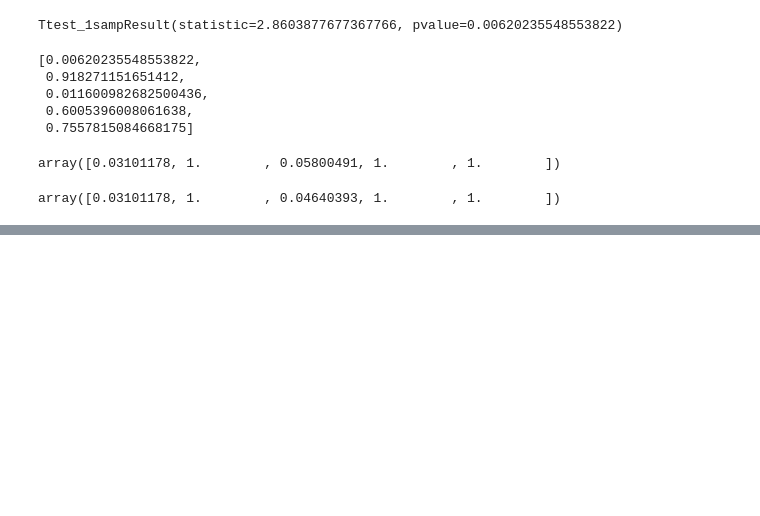
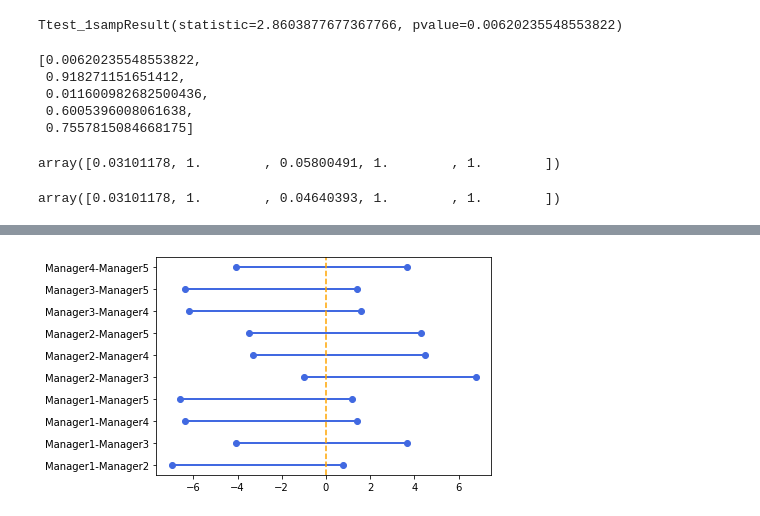
Before and after one commit to wpan03/ISLRv2_Python, a Jupyter notebook: notebooks/ch13_multiple_testing.ipynb, the cells around one changed output, grey strips where cells are left out. Cells and saved outputs as stored; diff of their text form; code cells hidden in the pictures; blank space fills up the shorter version.

Commit message:
✨ finish until TukeyHSD test

```diff
--- a/notebooks/ch13_multiple_testing.ipynb
+++ b/notebooks/ch13_multiple_testing.ipynb
@@ -102,0 +123,2 @@ array([0.03101178, 1.        , 0.04640393, 1.        , 1.        ])
+# %%
+df_fund_mini_long = df_fund_mini.melt()
@@ -102,0 +132,2 @@ array([0.03101178, 1.        , 0.04640393, 1.        , 1.        ])
+# %%
+m_comp_th = pairwise_tukeyhsd(endog=df_fund_mini_long['value'], groups=df_fund_mini_long['variable'])
@@ -102,0 +138,3 @@ array([0.03101178, 1.        , 0.04640393, 1.        , 1.        ])
+# %%
+# Inspired by: https://stackoverflow.com/questions/51734180/converting-statsmodels-summary-object-to-pandas-dataframe
+df_summary = pd.read_html(m_comp_th.summary().as_html())[0]
@@ -102,0 +155,11 @@ array([0.03101178, 1.        , 0.04640393, 1.        , 1.        ])
+# %%
+# Inspired by: https://stackoverflow.com/questions/59747313/how-to-plot-confidence-interval-in-python
+for lower, upper, y in zip(df_summary['lower'].values,
+                           df_summary['upper'].values, range(len(df_summary))):
+    plt.plot((lower, upper), (y, y), 'ro-', color='royalblue', linewidth=2)
+plt.yticks(range(len(df_summary)),
+           list(df_summary['group1'] + '-' + df_summary['group2']))
+plt.axvline(x=0, linestyle='--', color='orange')
+plt.show()
+# %% [output]
+[figure, added]
```
Also changed, not shown: parts of 10 cells of this notebook, 2 other files.
